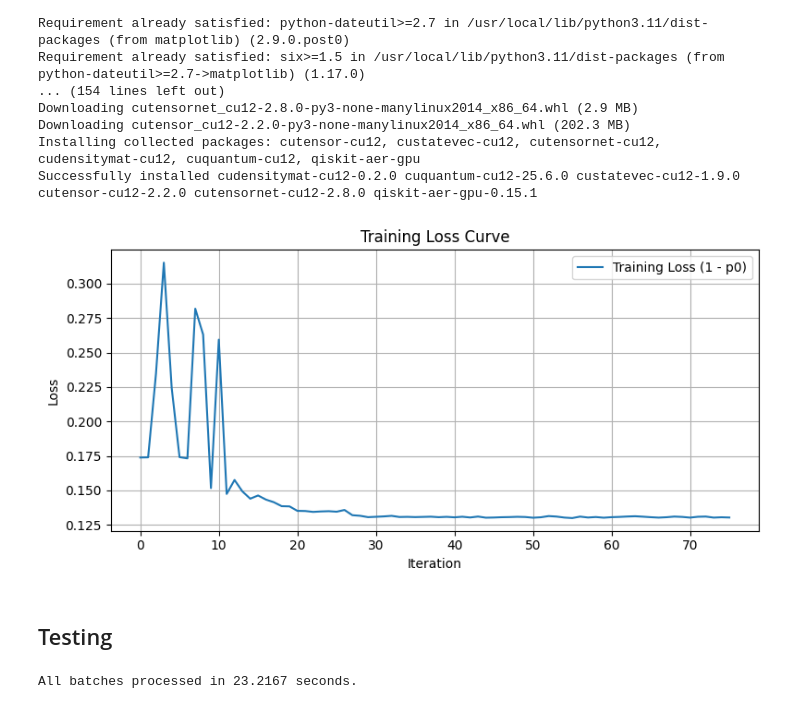
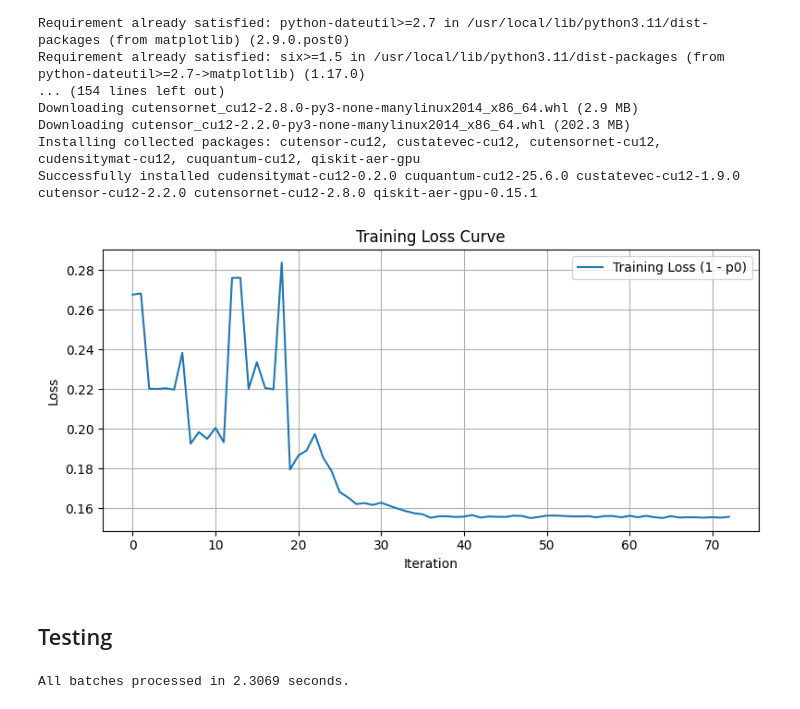
Before and after one commit to RohanSenthil/QAE_BETH_Anomaly, a Jupyter notebook: qae.ipynb, the cells around one changed output. Cells and saved outputs as stored; diff of their text form; code cells hidden in the pictures.

Commit message:
shots attempt

```diff
--- a/qae.ipynb
+++ b/qae.ipynb
@@ -123,9 +123,9 @@ reduced_normal_training_data = autoencoder.encoder(normal_training_data)
 n_qubits = reduced_normal_training_data.shape[1]
 
 # --- SCALE TO [0, 2π] ---
-scaler = MinMaxScaler(feature_range=(0, 2 * np.pi))
-scaled_normal_training_data = scaler.fit_transform(reduced_normal_training_data)
-# scaled_normal_training_data = reduced_normal_training_data.numpy()
+# scaler = MinMaxScaler(feature_range=(0, 2 * np.pi))
+# scaled_normal_training_data = scaler.fit_transform(reduced_normal_training_data)
+scaled_normal_training_data = reduced_normal_training_data.numpy()
 # %%
 from qiskit.circuit import QuantumCircuit, ParameterVector
 from qiskit.circuit.library import EfficientSU2, RealAmplitudes
@@ -218,11 +218,9 @@ def auto_encoder_circuit(num_latent, num_trash):
 # %%
 from qiskit_aer.primitives import Sampler
 
-sampler = Sampler(backend_options={"device": "GPU", "method": "statevector"})
-
 # Constants
 num_latent = 2
-num_trash = 2
+num_trash = 1
 total_qubits = num_latent + 2 * num_trash + 1  # encoding + reference + auxiliary
 
 # Step 1: Build the parameterized autoencoder circuit (no encoding here)
@@ -234,7 +232,12 @@ dummy_encoding = QuantumCircuit(total_qubits)
 qc_full = dummy_encoding.compose(ae)
 
 # Step 3: Define the Sampler QNN
-sampler = Sampler()
+
+sampler = Sampler(backend_options={"device": "GPU", "method": "statevector"},
+                  run_options={"shots": 1024})
+
+# sampler = Sampler(backend_options={"device": "GPU", "method": "statevector"})
+
 qnn = SamplerQNN(
     circuit=qc_full,
     input_params=[],                     # No input parameters — encoding is done externally
@@ -312,22 +319,22 @@ def cost_function(params, data_subset, qnn, encoding_fn):
 # %%
 # Use small subset for training speed
 subset_size = 1000
 subset_indices = np.random.choice(len(scaled_normal_training_data), size=subset_size, replace=False)
 training_subset = scaled_normal_training_data[subset_indices]
 
 # Initialize params for AE circuit
 num_params = len(auto_encoder_circuit(num_latent, num_trash).parameters)
 initial_params = np.random.rand(num_params)
 
 # Optimize
-optimizer = COBYLA(maxiter=150)
+optimizer = COBYLA(maxiter=100)
 result = optimizer.minimize(
-    fun=lambda p: cost_function(p, training_subset, qnn, dense_angle_encoding),
+    fun=lambda p: cost_function(p, training_subset, qnn, amplitude_encoding),
     x0=initial_params
 )
 trained_params = result.x
 # %% [output]
-[figure, old version]
+[figure, new version]
 # %%
 from qiskit.qpy import dump
 import os
@@ -419,7 +426,7 @@ def compute_anomaly_scores(qnn, input_data, trained_params, encoding_fn, batch_s
 # %%
 train_scores, train_time = compute_anomaly_scores(
     qnn,
-    training_subset[:1000],
+    training_subset,
     trained_params,
     encoding_fn=amplitude_encoding,
     batch_size=64
@@ -427,7 +434,7 @@ train_scores, train_time = compute_anomaly_scores(
 
 threshold = 0.5 * (np.min(train_scores) + np.max(train_scores))
 # %% [output]
-All batches processed in 23.2167 seconds.
+All batches processed in 2.3069 seconds.
 # %%
 y_pred = (train_scores < threshold).astype(int)
 
```
Also changed, not shown: parts of 6 cells of this notebook, 3 other files.
